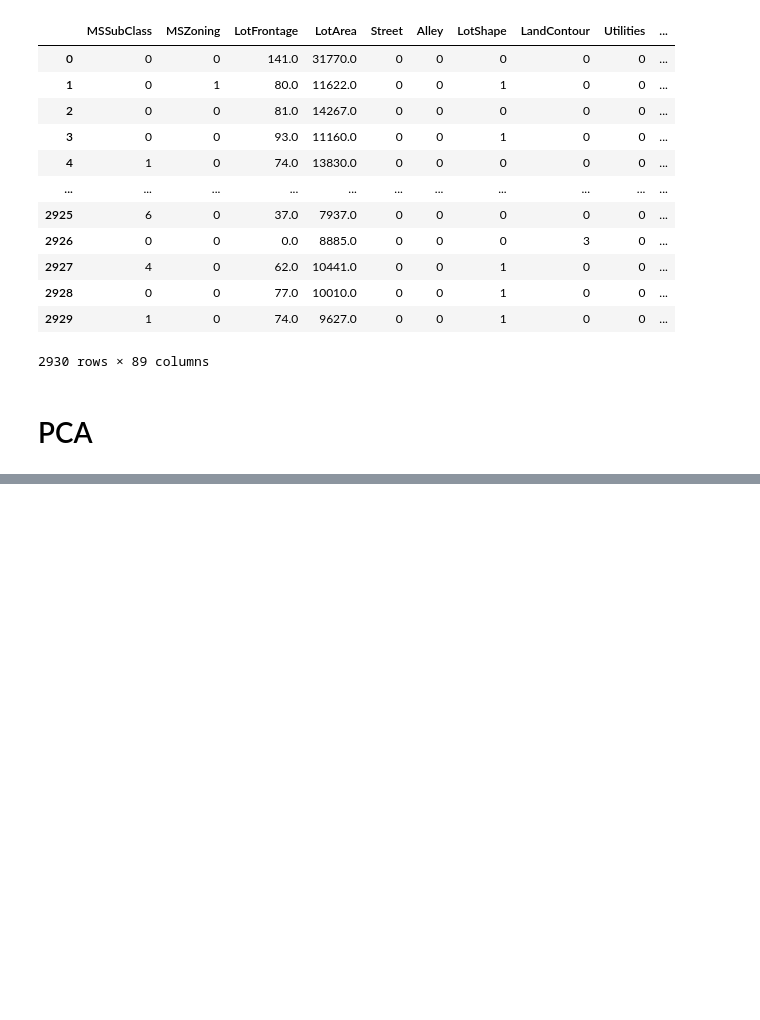
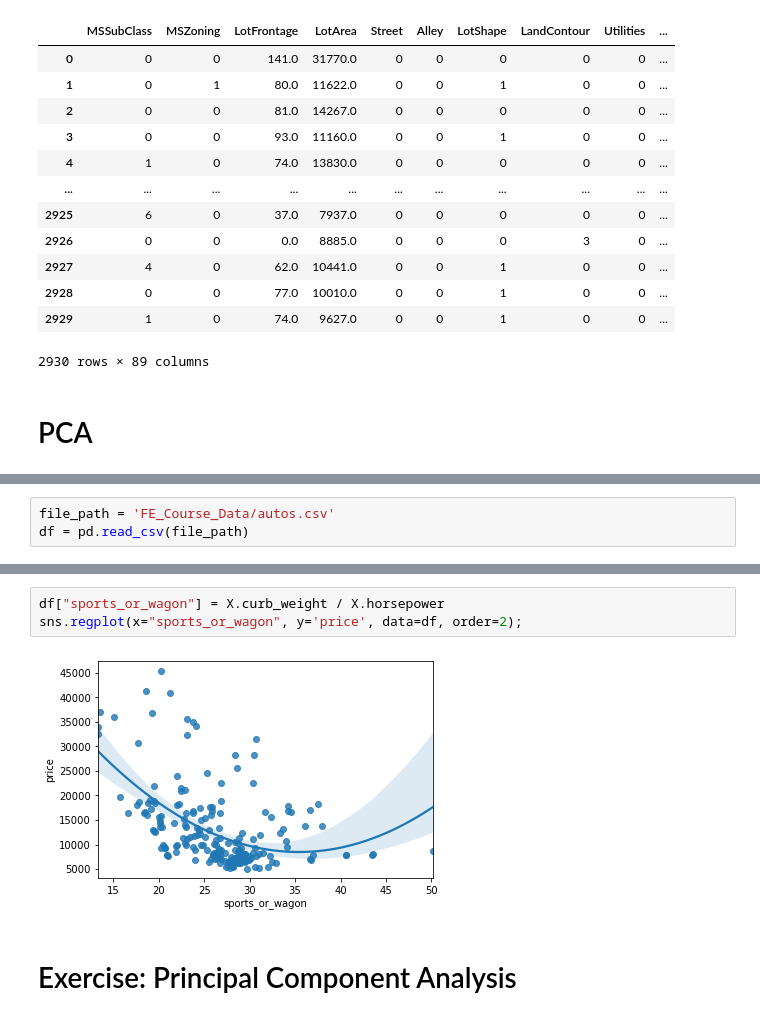
Before and after one commit to AliakbarMehdizadeh/Feature-Engineering, a Jupyter notebook: FE.ipynb, the cells around one changed output, grey strips where cells are left out. Drawn from its saved outputs; the diff is of its cells as text; blank space fills up the shorter version.

```diff
--- a/FE.ipynb
+++ b/FE.ipynb
@@ -881,0 +899,3 @@ X
+# %%
+file_path = 'FE_Course_Data/autos.csv'
+df = pd.read_csv(file_path)
@@ -881,0 +1013,7 @@ X
+# %%
+df["sports_or_wagon"] = X.curb_weight / X.horsepower
+sns.regplot(x="sports_or_wagon", y='price', data=df, order=2);
+# %% [output]
+[figure, added]
+# %% [markdown]
+# Exercise: Principal Component Analysis
```
Also changed, not shown: parts of 13 cells of this notebook.
